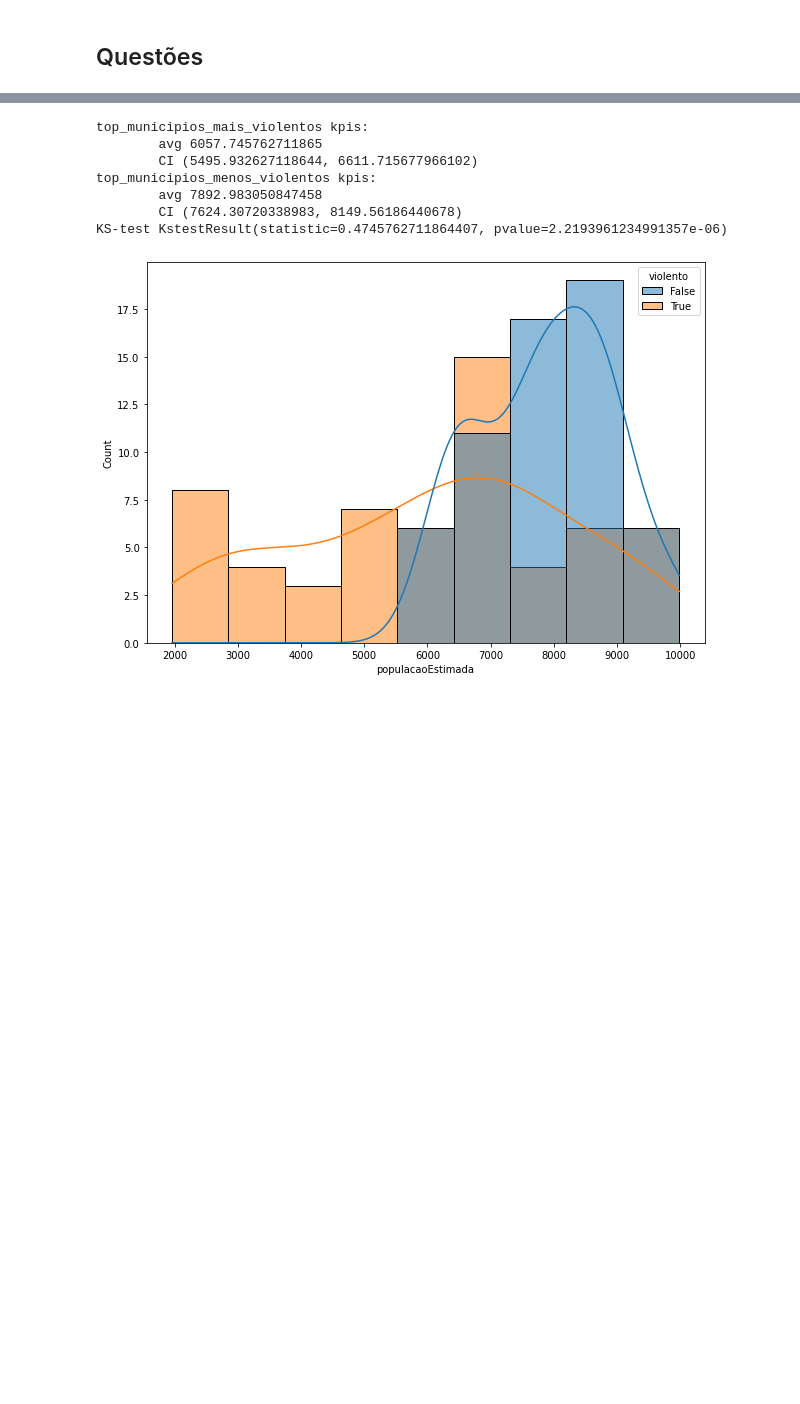
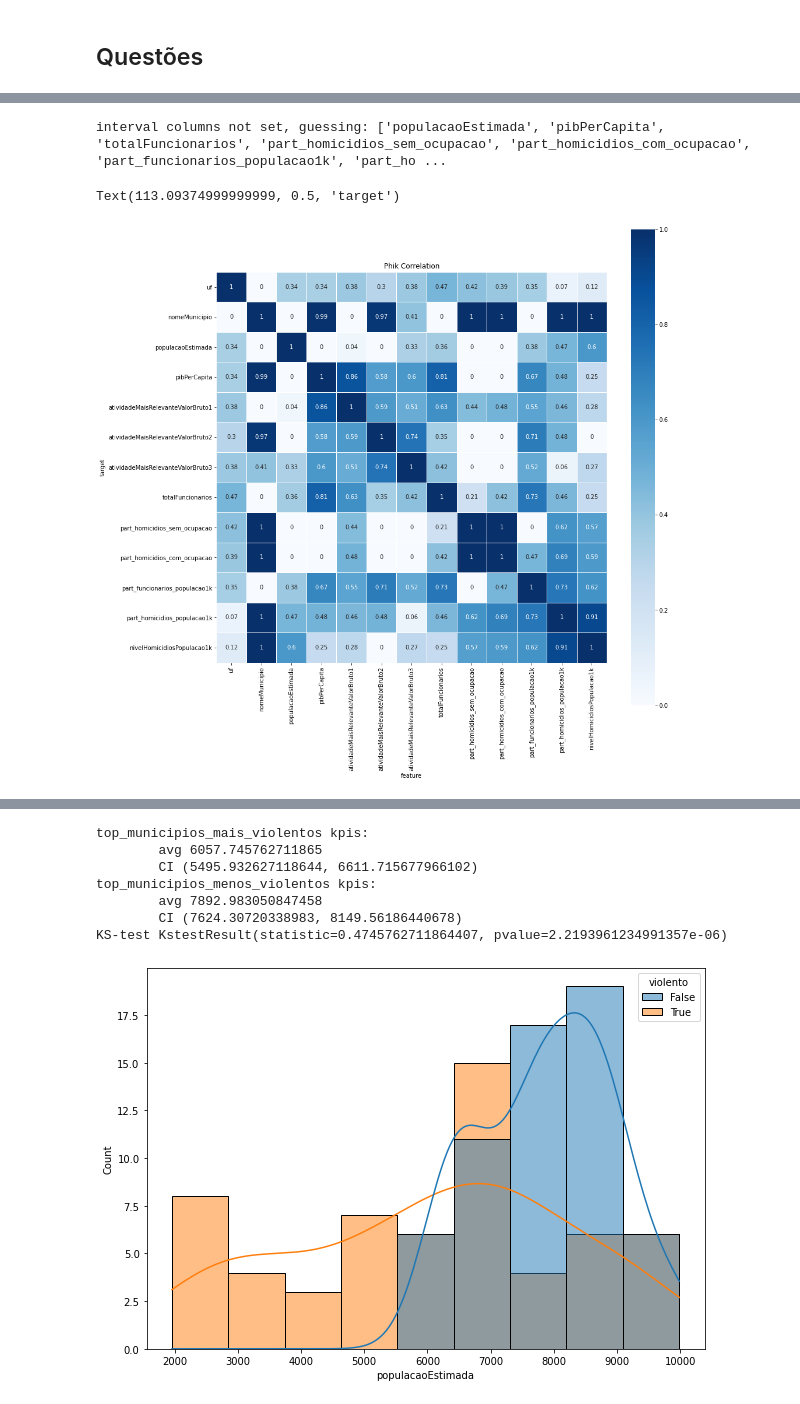
Before and after one commit to dunfrey/BCG-GAMMA-Challenge-2021, a Jupyter notebook: notebooks/2_data_understanding (1.3.1).ipynb, the cells around one changed output, grey strips where cells are left out. Saved outputs shown, nothing was run; the diff lists cells and outputs as text; code cells hidden in the pictures; blank space fills up the shorter version.

```diff
--- a/notebooks/2_data_understanding (1.3.1).ipynb
+++ b/notebooks/2_data_understanding (1.3.1).ipynb
@@ -401,0 +193,24 @@ display('top_municipios_menos_violentos', top_municipios_menos_violentos.head(5)
+# %%
+from phik.report import plot_correlation_matrix
+
+# tst = municipios_ranking.phik_matrix()
+tst = municipio_features_slice.phik_matrix()
+
+fig, ax = plt.subplots(figsize=(15,15))
+
+ax = sns.heatmap(
+    tst.apply(lambda x: x.round(2)),
+    cmap="Blues",
+    linewidths=0.5,
+    square=True,
+    annot=True,
+    fmt='g'
+)
+
+ax.set_title("Phik Correlation")
+ax.set_xlabel("feature")
+ax.set_ylabel("target")
+# %% [output]
+interval columns not set, guessing: ['populacaoEstimada', 'pibPerCapita', 'totalFuncionarios', 'part_homicidios_sem_ocupacao', 'part_homicidios_com_ocupacao', 'part_funcionarios_populacao1k', 'part_ho ...
+Text(113.09374999999999, 0.5, 'target')
+[figure, added]
```
Also changed, not shown: parts of 61 cells of this notebook, 5 other files.
